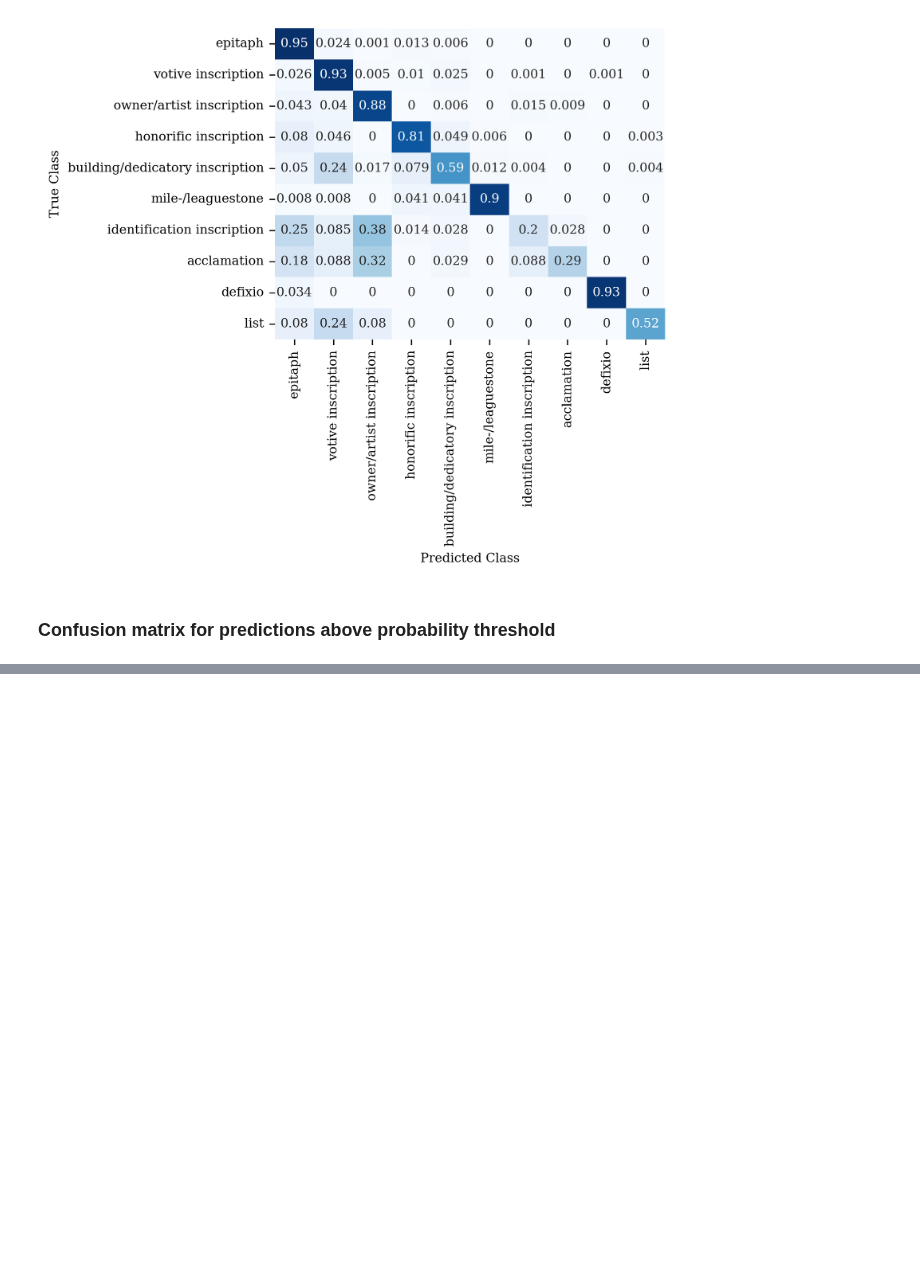
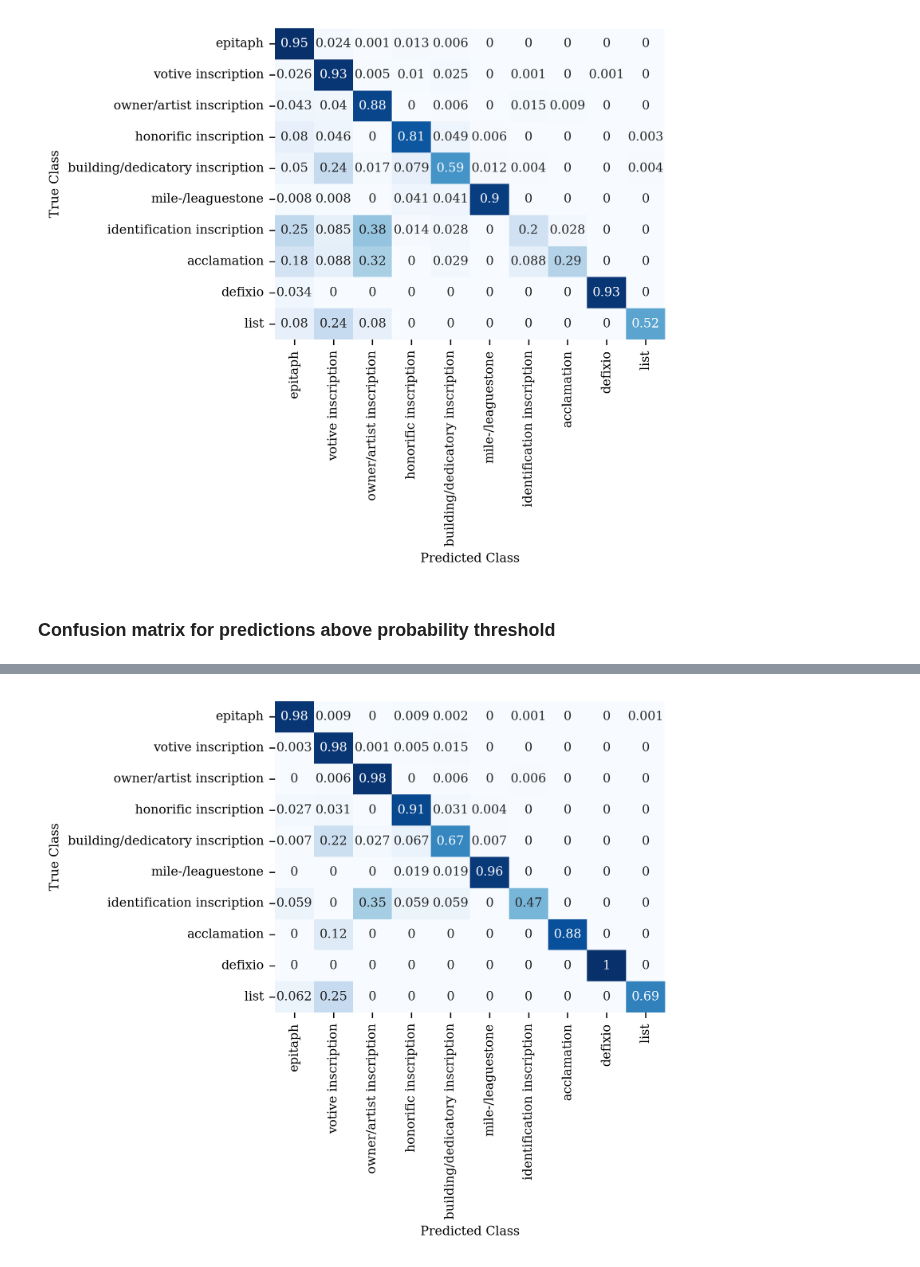
Before and after one commit to sdam-au/LI_ETL, a Jupyter notebook: scripts/CLASSIFICATION_NN.ipynb, the cells around one changed output, grey strips where cells are left out. Cells and saved outputs as stored; diff of their text form; code cells hidden in the pictures; blank space fills up the shorter version.

```diff
--- a/scripts/CLASSIFICATION_NN.ipynb
+++ b/scripts/CLASSIFICATION_NN.ipynb
@@ -333,0 +330,4 @@ test_pred_probs
+# %%
+# combine true values, probability, and predicted values
+test_pred_probs = np.vstack([y_predicted, y_prediceted_prob, y_test_simple]).T
+test_pred_probs
@@ -334,11 +369,7 @@ test_pred_probs
 # %%
-matrix = confusion_matrix(
-    y_test_simple,
-    y_predicted,
-    normalize="true", #
-    labels=labels_sorted
-)
-dataframe = pd.DataFrame(matrix, columns=labels_sorted, index=labels_sorted)
-dataframe = dataframe.loc[labels10, labels10]
+threshold = 0.6
+above_threshold = [tup for tup in test_pred_probs if tup[1] >= threshold]
+matrix = confusion_matrix([tup[2] for tup in above_threshold], [tup[0] for tup in above_threshold], labels=labels10, normalize="true")
+dataframe = pd.DataFrame(matrix, columns=labels10, index=labels10)
 dataframe.rename(columns=labels_dict_inv, index=labels_dict_inv, inplace=True)
 dataframe
@@ -344,0 +388,14 @@ dataframe
+# %%
+plt.style.use("fast")
+plt.rcParams["font.family"] = "serif"
+plt.rcParams['font.size'] = 8
+
+fig, ax = plt.subplots(figsize=(5.7, 5), dpi=300, tight_layout=True)
+
+sns.heatmap(dataframe.round(3), annot=True, cbar=None, cmap="Blues", ax=ax)
+
+ax.set_ylabel("True Class")
+ax.set_xlabel("Predicted Class")
+plt.show()
+# %% [output]
+[figure, added]
```
Also changed, not shown: parts of 7 cells of this notebook, 1 other file.
